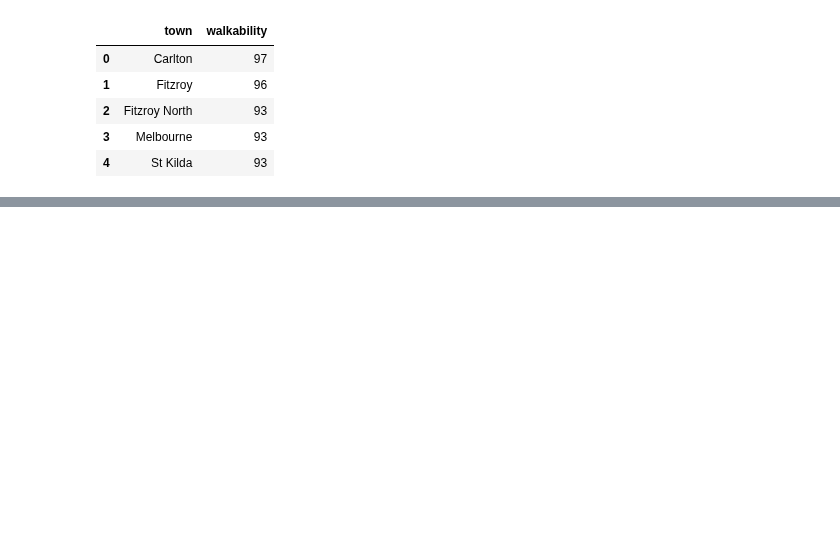
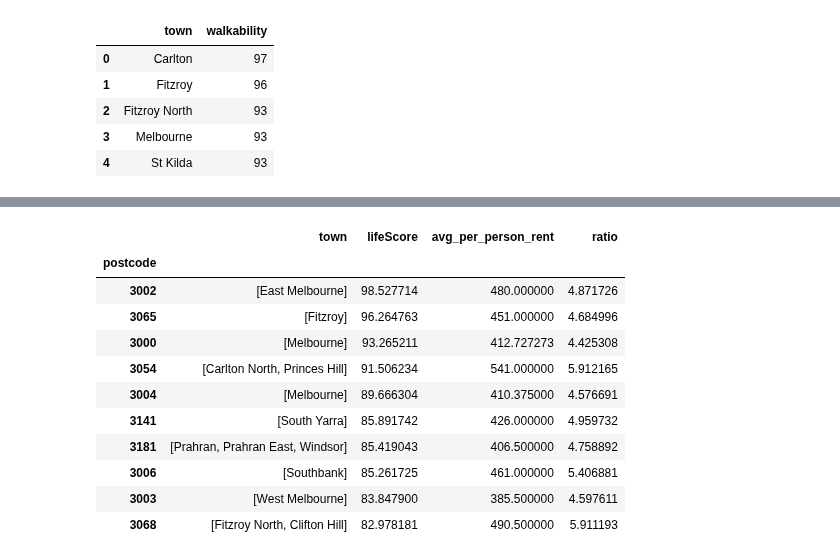
Before and after one commit to stephenmarcou/Real-Estate-Industry-Project, a Jupyter notebook: notebooks/liveability_analysis.ipynb, the cells around one changed output, grey strips where cells are left out. Saved outputs shown, nothing was run; the diff lists cells and outputs as text; code cells hidden in the pictures; blank space fills up the shorter version.

```diff
--- a/notebooks/liveability_analysis.ipynb
+++ b/notebooks/liveability_analysis.ipynb
@@ -159,0 +256,51 @@ ranking = ranking.sort_values(by='baseline', ascending=False)
+# %%
+##### UNI STUDENT
+
+# How important is safety to you?
+# Important - Very important - The most important
+safety = "Important"
+# How important is it to live in a schooling district?
+# Important in future - Important now - Don't care - Do not want schools
+school = "Don't care"
+# How important is it to live near a uni?
+# Important in future - Important now - Don't care - Do not want unis
+uni = "Important now"
+# How important is it to live in a walkable suburb?
+# Not important at all - Not important - Don't care - Important - The most important
+walkability = "The most important"
+# What type of house do you prefer?
+# Apartment - House, don't mind size - Bigger house
+house_size = "House, don't mind size"
+# Are you worried about employability?
+# I'm looking for a job - I'm employed, but worried - I'm employed, but secure
+employability = "I'm employed, but worried"
+# Do you want to live by the coast?
+# Yes - No
+coastal = False
+# Do you want to live in or near a major city centre?
+# Yes - No
+city = True
+# Do you want to live closer to melbourne?
+# Yes - No
+melb = True
+
+end_ranking = preferential_postcode(ldf, ranking, safety, school, uni, walkability, house_size, employability, coastal, city, melb)
+end_ranking.head(10)
+
+end_ratio = pd.merge(end_ranking, gb['avg_per_person_rent'].drop_duplicates(), how='left', on='postcode')
+end_ratio['ratio'] = end_ratio['avg_per_person_rent'] / end_ratio['lifeScore']
+end_ratio = end_ratio.sort_values(by='lifeScore', ascending=False)
+end_ratio.head(10)
+# %% [output]
+|  | town | lifeScore | avg_per_person_rent | ratio |
+| postcode |  |  |  |  |
+| 3002 | [East Melbourne] | 98.527714 | 480.000000 | 4.871726 |
+| 3065 | [Fitzroy] | 96.264763 | 451.000000 | 4.684996 |
+| 3000 | [Melbourne] | 93.265211 | 412.727273 | 4.425308 |
+| 3054 | [Carlton North, Princes Hill] | 91.506234 | 541.000000 | 5.912165 |
+| 3004 | [Melbourne] | 89.666304 | 410.375000 | 4.576691 |
+| 3141 | [South Yarra] | 85.891742 | 426.000000 | 4.959732 |
+| 3181 | [Prahran, Prahran East, Windsor] | 85.419043 | 406.500000 | 4.758892 |
+| 3006 | [Southbank] | 85.261725 | 461.000000 | 5.406881 |
+| 3003 | [West Melbourne] | 83.847900 | 385.500000 | 4.597611 |
+| 3068 | [Fitzroy North, Clifton Hill] | 82.978181 | 490.500000 | 5.911193 |
```
Also changed, not shown: parts of 10 cells of this notebook, 1 other file.
